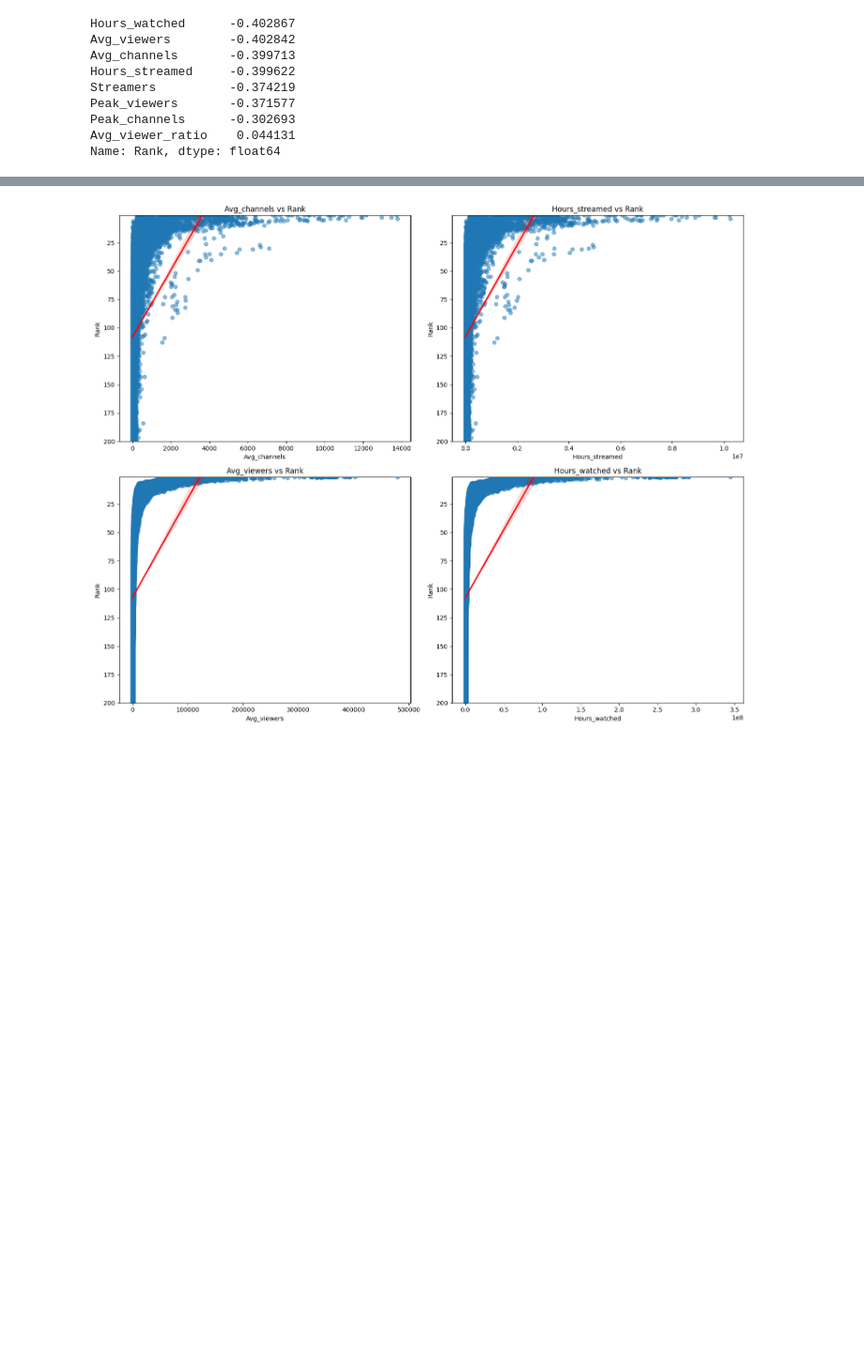
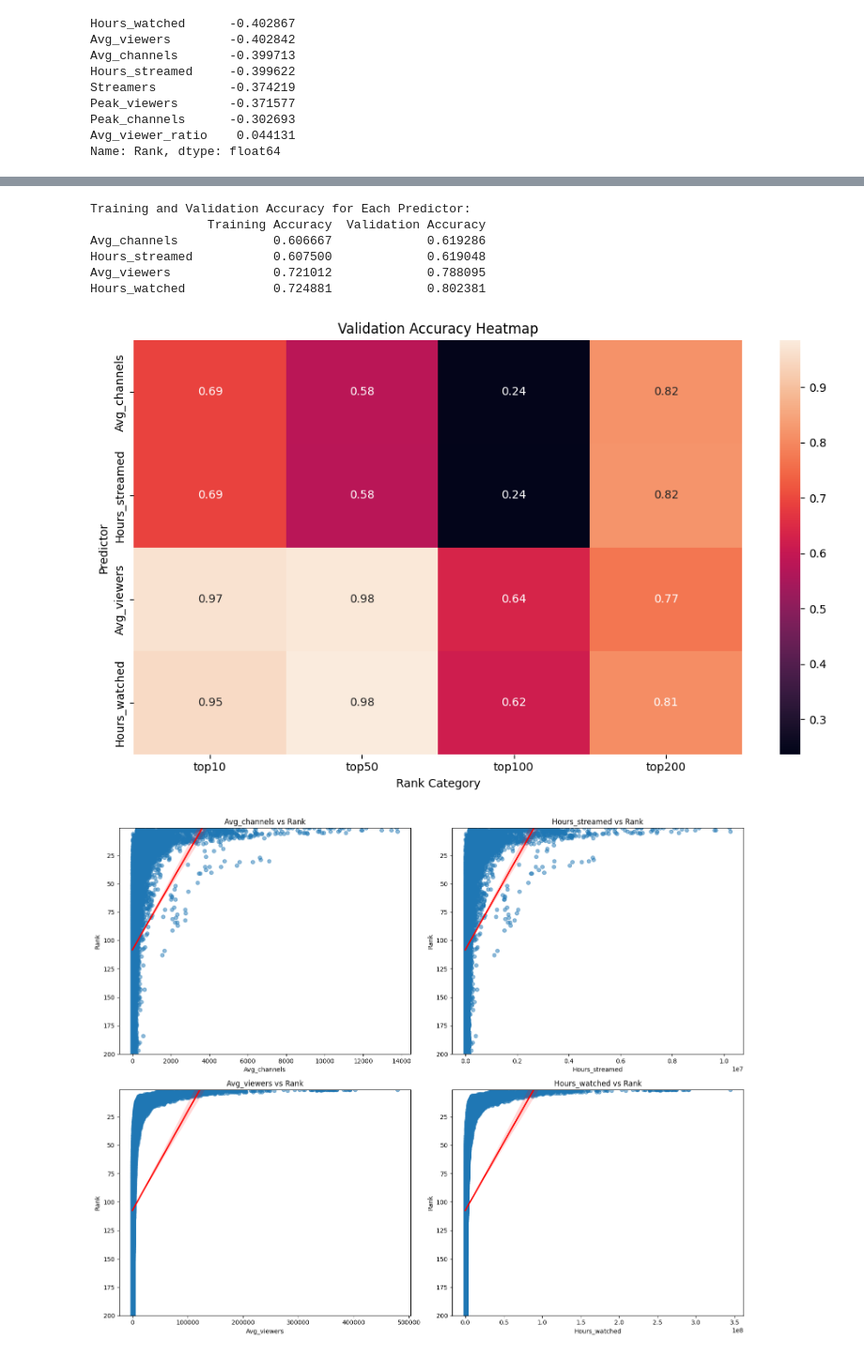
Before and after one commit to AnqiAngelZhou/ecs171-final-project, a Jupyter notebook: Code/Multiple_Linear_Regression.ipynb, the cells around one changed output, grey strips where cells are left out. Shown: that part at 94% size. Cells and saved outputs as stored; diff of their text form; code cells hidden in the pictures; blank space fills up the shorter version.

```diff
--- a/Code/Multiple_Linear_Regression.ipynb
+++ b/Code/Multiple_Linear_Regression.ipynb
@@ -167,3 +167,55 @@ Hours_watched   0.738604  34.844211
+# %%
+from sklearn.metrics import accuracy_score
+
+# Dictionary to store validation accuracy for each predictor
+accuracy_results = {}
+
+for predictor in predictors:
+    X_train = train_df[[predictor]]
+    y_train = train_df['rank_category']
+
+    X_test = test_df[[predictor]]
+    y_test = test_df['rank_category']
+
+    # Train the model
+    model = LogisticRegression(multi_class='multinomial', solver='lbfgs', max_iter=1000)
+    model.fit(X_train, y_train)
+
+    # Make predictions
+    y_pred = model.predict(X_test)
+
+    # Compute validation accuracy
+    train_accuracy = model.score(X_train, y_train)
+    test_accuracy = model.score(X_test, y_test)
+
+
+    # Store the accuracy
+    accuracy_results[predictor] = {"Training Accuracy": train_accuracy, "Validation Accuracy": test_accuracy}
+
+# Convert to DataFrame and print results
+accuracy_df = pd.DataFrame(accuracy_results).T
+print("Training and Validation Accuracy for Each Predictor:")
+print(accuracy_df)
+# %% [output]
+Training and Validation Accuracy for Each Predictor:
+                Training Accuracy  Validation Accuracy
+Avg_channels             0.606667             0.619286
+Hours_streamed           0.607500             0.619048
+Avg_viewers              0.721012             0.788095
+Hours_watched            0.724881             0.802381
+# %%
+import matplotlib.pyplot as plt
+import seaborn as sns
+
+plt.figure(figsize=(10,6))
+sns.heatmap(results_df, annot=True, fmt=".2f")
+plt.title('Validation Accuracy Heatmap')
+plt.ylabel('Predictor')
+plt.xlabel('Rank Category')
+plt.tight_layout()
+plt.show()
+# %% [output]
+[figure, added]
 # %%
 target = "Rank"
 
```
Also changed, not shown: parts of 4 cells of this notebook.
